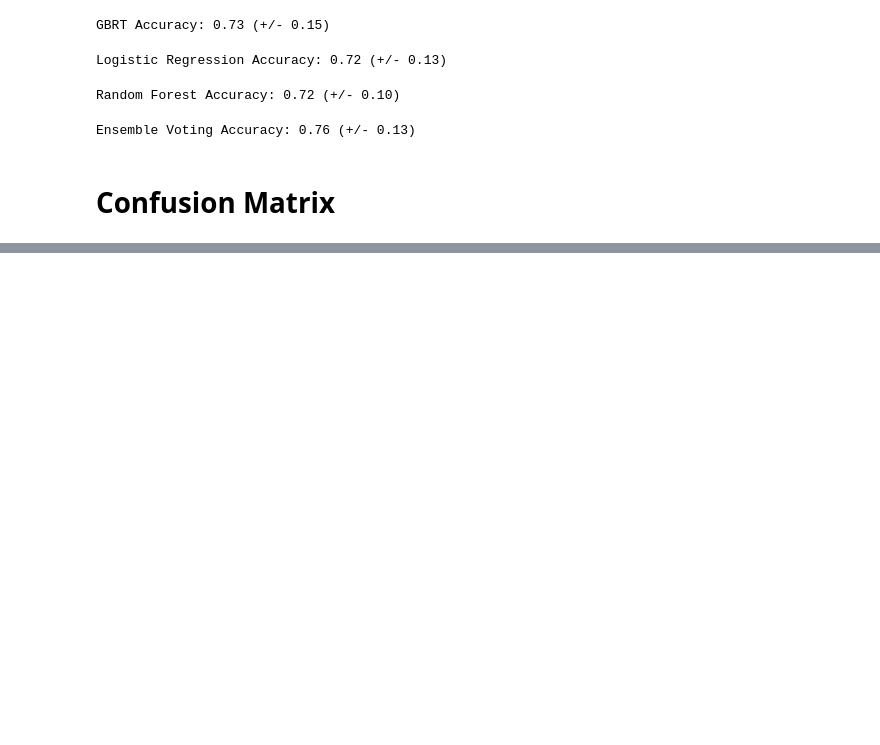
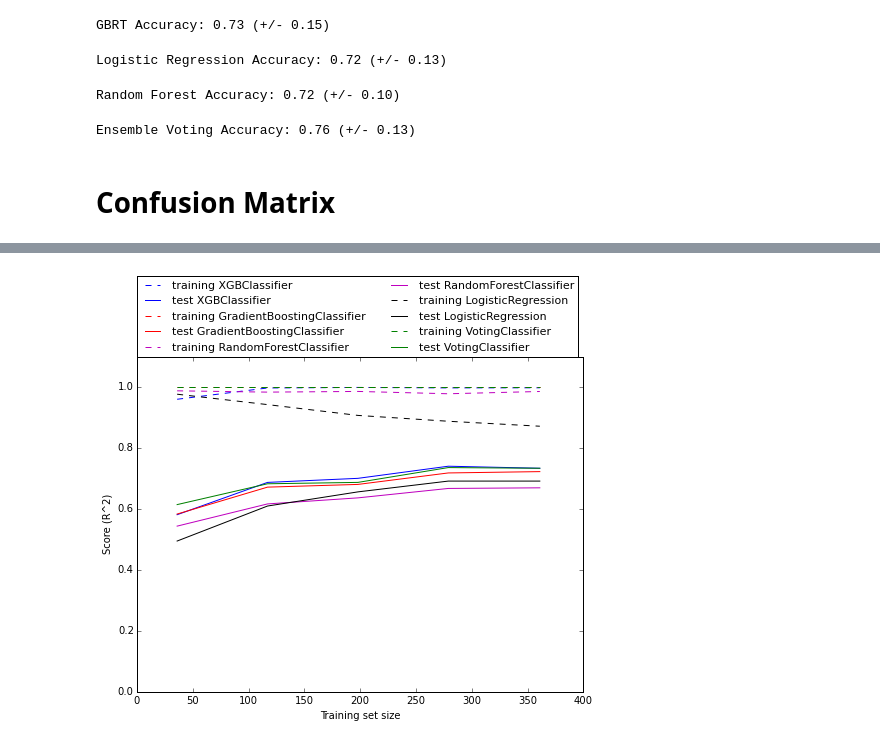
Before and after one commit to rui-r-duan/ecg_classification, a Jupyter notebook: ecg-exp.ipynb, the cells around one changed output, grey strips where cells are left out. Saved outputs shown, nothing was run; the diff lists cells and outputs as text; code cells hidden in the pictures; blank space fills up the shorter version.

```diff
--- a/ecg-exp.ipynb
+++ b/ecg-exp.ipynb
@@ -756,0 +757,8 @@ for clf in classifier_list:
+# %%
+from sklearn.metrics import classification_report
+
+for clf in classifier_list:
+    clf.fit(X_train, y_train)
+    y_true, y_pred = y_test, clf.predict(X_test)
+    print(clf.__class__.__name__)
+    print(classification_report(y_true, y_pred))
@@ -756,0 +783,31 @@ for clf in classifier_list:
+# %%
+%matplotlib inline
+from common_load import load_data
+import xgboost
+from sklearn.ensemble import GradientBoostingClassifier
+from sklearn.ensemble import RandomForestClassifier
+from sklearn.linear_model import LogisticRegression
+from plot_learning_curve import plot_learning_curve
+import matplotlib.pyplot as plt
+
+
+X, y = load_data()
+
+xgb = xgboost.XGBClassifier(objective="multi:softprob", nthread=-1,
+                            reg_alpha=0.7, reg_lambda=0.05, subsample=0.9)
+gbrt = GradientBoostingClassifier(random_state=0)
+forest = RandomForestClassifier(n_jobs=-1, random_state=0)
+lr = LogisticRegression(C=0.03)
+eclf = VotingClassifier(estimators=[('xgboost', xgb), ('gbrt', gbrt), ('forest', forest),
+                                    ('logistic regression', lr)],
+                        voting='soft',
+                        weights=None)
+
+classifier_list = [xgb, gbrt, forest, lr, eclf]
+
+plt.figure(figsize=(8,6))
+for clf in classifier_list:
+    plot_learning_curve(clf, X, y)
+    plt.legend(loc=(0, 1.00), ncol=2, fontsize=11)
+# %% [output]
+[figure, added]
```
Also changed, not shown: parts of 4 cells of this notebook, 16 other files.
